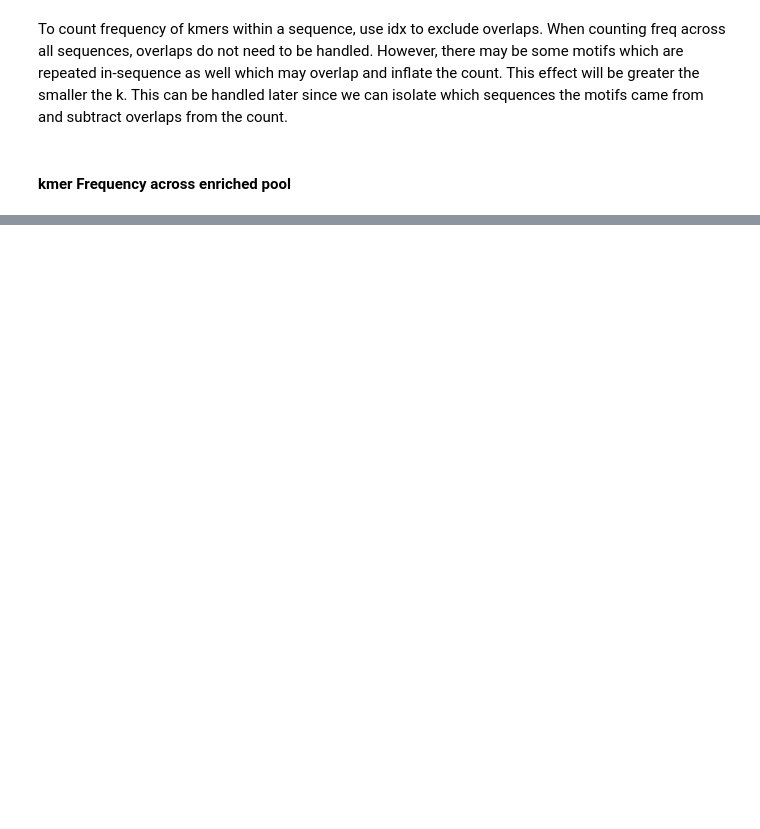
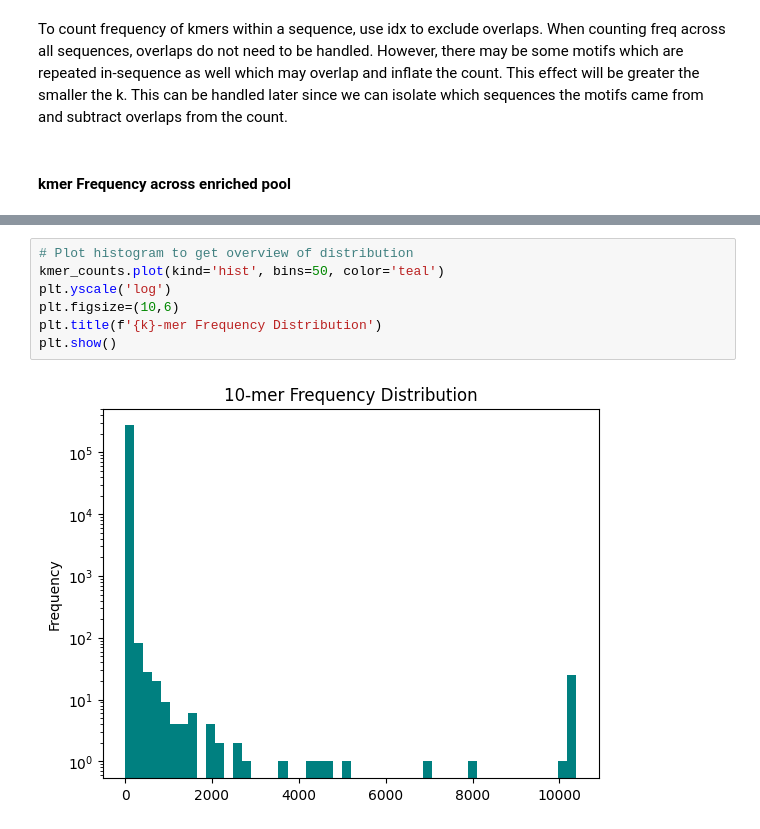
Before and after one commit to sheisroot/pH-sequence-design, a Jupyter notebook: Code/Seq-Level-Features.ipynb, the cells around one changed output, grey strips where cells are left out. Cells and saved outputs as stored; diff of their text form; blank space fills up the shorter version.

```diff
--- a/Code/Seq-Level-Features.ipynb
+++ b/Code/Seq-Level-Features.ipynb
@@ -124,0 +125,9 @@ Name: count, dtype: int64
+# %%
+# Plot histogram to get overview of distribution
+kmer_counts.plot(kind='hist', bins=50, color='teal')
+plt.yscale('log')
+plt.figsize=(10,6)
+plt.title(f'{k}-mer Frequency Distribution')
+plt.show()
+# %% [output]
+[figure, added]
```
Also changed, not shown: parts of 14 cells of this notebook, 3 other files.
